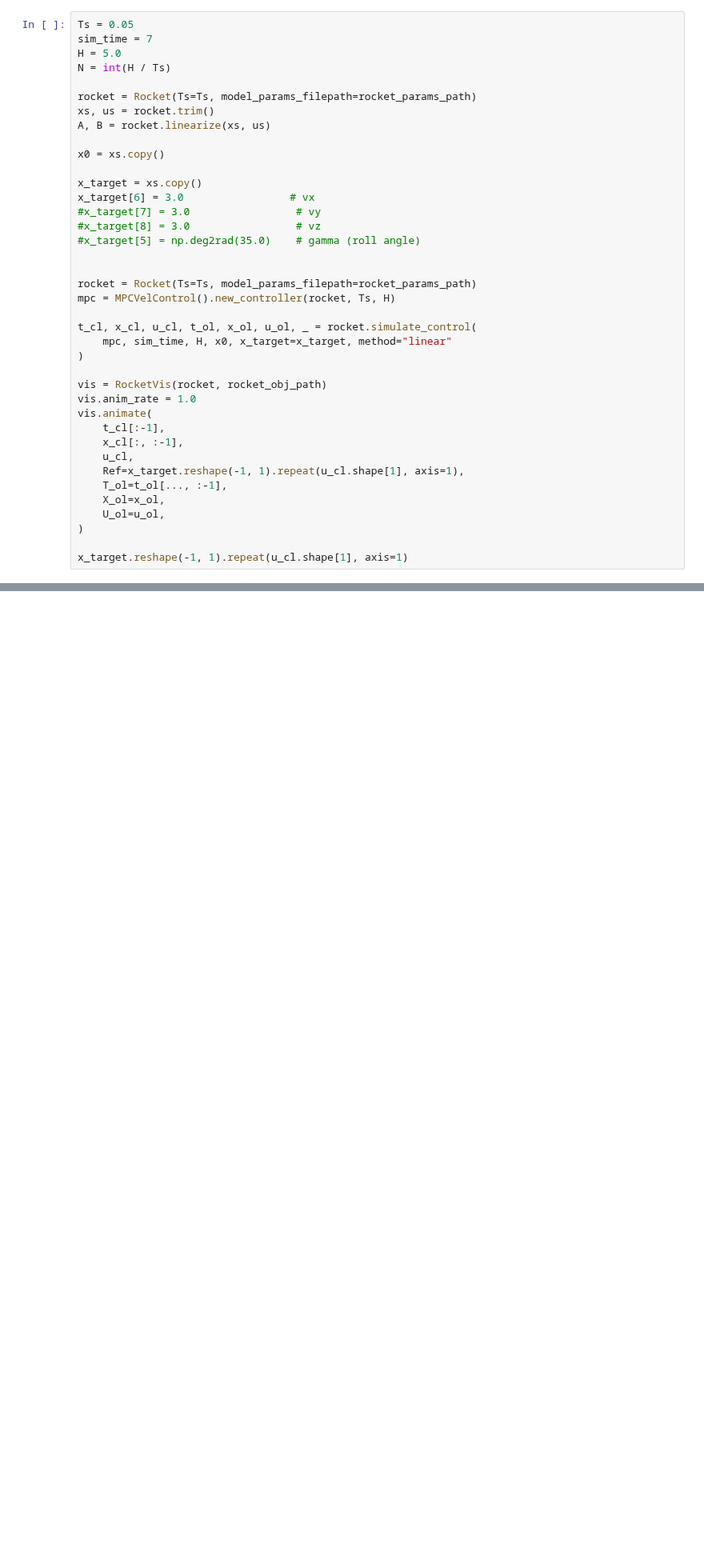
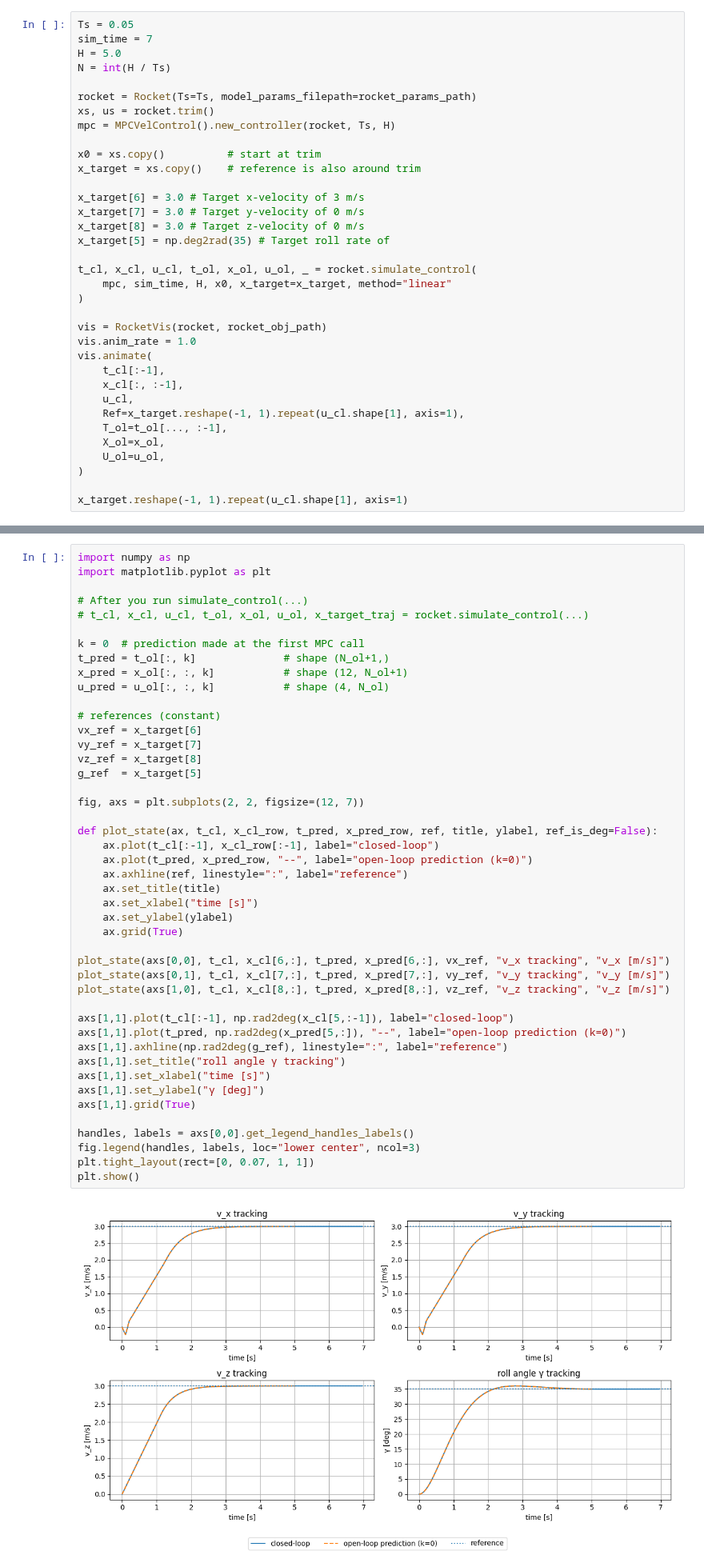
Before and after one commit to VincentEllenrieder/MPC-project-groupBS, a Jupyter notebook: project/Deliverable_3_2/Deliverable_3_2.ipynb, the cells around one changed output, grey strips where cells are left out. Shown at 80% size. Cells and saved outputs as stored; diff of their text form; blank space fills up the shorter version.

Commit message:
finished 3.2, made open-loop and closed-loop plots

```diff
--- a/project/Deliverable_3_2/Deliverable_3_2.ipynb
+++ b/project/Deliverable_3_2/Deliverable_3_2.ipynb
@@ -46,19 +46,15 @@ N = int(H / Ts)
 
 rocket = Rocket(Ts=Ts, model_params_filepath=rocket_params_path)
 xs, us = rocket.trim()
-A, B = rocket.linearize(xs, us)
+mpc = MPCVelControl().new_controller(rocket, Ts, H)
 
-x0 = xs.copy()
+x0 = xs.copy()          # start at trim
+x_target = xs.copy()    # reference is also around trim
 
-x_target = xs.copy()
-x_target[6] = 3.0                 # vx
-#x_target[7] = 3.0                 # vy
-#x_target[8] = 3.0                 # vz
-#x_target[5] = np.deg2rad(35.0)    # gamma (roll angle)
-
-
-rocket = Rocket(Ts=Ts, model_params_filepath=rocket_params_path)
-mpc = MPCVelControl().new_controller(rocket, Ts, H)
+x_target[6] = 3.0 # Target x-velocity of 3 m/s
+x_target[7] = 3.0 # Target y-velocity of 0 m/s
+x_target[8] = 3.0 # Target z-velocity of 0 m/s
+x_target[5] = np.deg2rad(35) # Target roll rate of
 
 t_cl, x_cl, u_cl, t_ol, x_ol, u_ol, _ = rocket.simulate_control(
     mpc, sim_time, H, x0, x_target=x_target, method="linear"
@@ -98,0 +104,47 @@ RuntimeError: steady_state_from_ref failed: infeasible
+# %%
+import numpy as np
+import matplotlib.pyplot as plt
+
+# After you run simulate_control(...)
+# t_cl, x_cl, u_cl, t_ol, x_ol, u_ol, x_target_traj = rocket.simulate_control(...)
+
+k = 0  # prediction made at the first MPC call
+t_pred = t_ol[:, k]              # shape (N_ol+1,)
+x_pred = x_ol[:, :, k]           # shape (12, N_ol+1)
+u_pred = u_ol[:, :, k]           # shape (4, N_ol)
+
+# references (constant)
+vx_ref = x_target[6]
+vy_ref = x_target[7]
+vz_ref = x_target[8]
+g_ref  = x_target[5]
+
+fig, axs = plt.subplots(2, 2, figsize=(12, 7))
+
+def plot_state(ax, t_cl, x_cl_row, t_pred, x_pred_row, ref, title, ylabel, ref_is_deg=False):
+    ax.plot(t_cl[:-1], x_cl_row[:-1], label="closed-loop")
+    ax.plot(t_pred, x_pred_row, "--", label="open-loop prediction (k=0)")
+    ax.axhline(ref, linestyle=":", label="reference")
+    ax.set_title(title)
+    ax.set_xlabel("time [s]")
+    ax.set_ylabel(ylabel)
+    ax.grid(True)
+
+plot_state(axs[0,0], t_cl, x_cl[6,:], t_pred, x_pred[6,:], vx_ref, "v_x tracking", "v_x [m/s]")
+plot_state(axs[0,1], t_cl, x_cl[7,:], t_pred, x_pred[7,:], vy_ref, "v_y tracking", "v_y [m/s]")
+plot_state(axs[1,0], t_cl, x_cl[8,:], t_pred, x_pred[8,:], vz_ref, "v_z tracking", "v_z [m/s]")
+
+axs[1,1].plot(t_cl[:-1], np.rad2deg(x_cl[5,:-1]), label="closed-loop")
+axs[1,1].plot(t_pred, np.rad2deg(x_pred[5,:]), "--", label="open-loop prediction (k=0)")
+axs[1,1].axhline(np.rad2deg(g_ref), linestyle=":", label="reference")
+axs[1,1].set_title("roll angle γ tracking")
+axs[1,1].set_xlabel("time [s]")
+axs[1,1].set_ylabel("γ [deg]")
+axs[1,1].grid(True)
+
+handles, labels = axs[0,0].get_legend_handles_labels()
+fig.legend(handles, labels, loc="lower center", ncol=3)
+plt.tight_layout(rect=[0, 0.07, 1, 1])
+plt.show()
+# %% [output]
+[figure, added]
```
Also changed, not shown: parts of 6 cells of this notebook, 5 other files.
